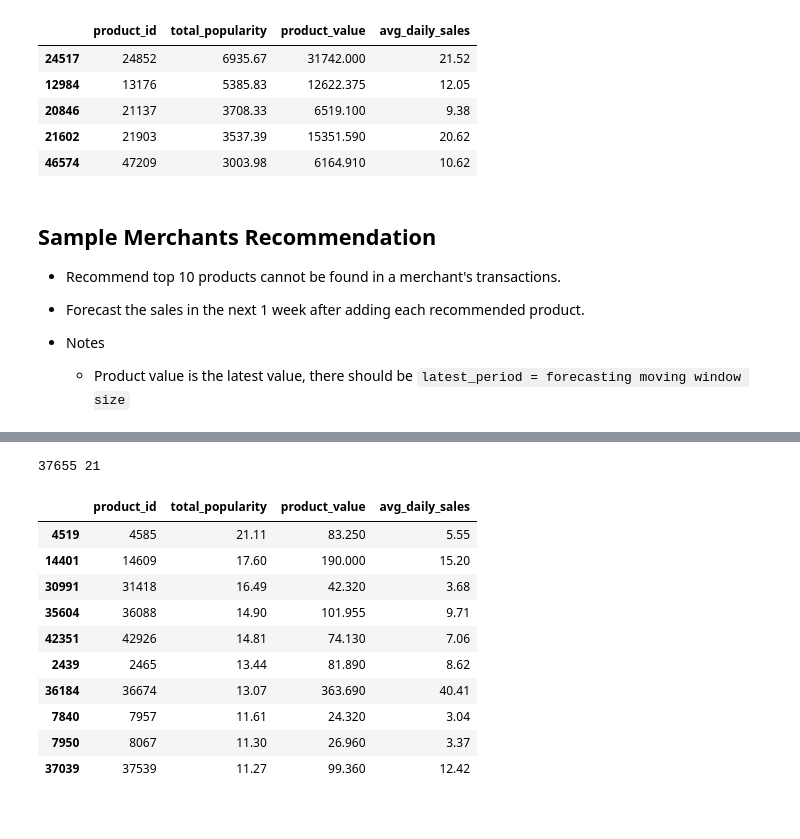
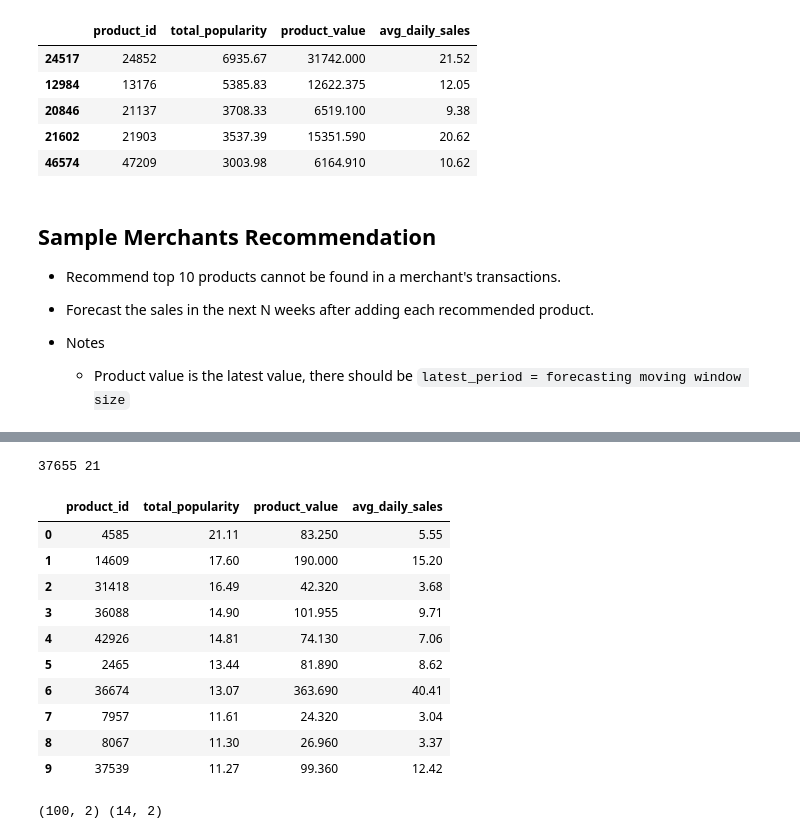
Before and after one commit to hanhanwu/Hanhan_Break_the_Limits, a Jupyter notebook: Bank_Fantasy/Golden_Bridge/recommendation_experiments/popularity_recommendation.ipynb, the cells around one changed output, grey strips where cells are left out. Drawn from its saved outputs; the diff is of its cells as text; code cells hidden in the pictures.

```diff
--- a/Bank_Fantasy/Golden_Bridge/recommendation_experiments/popularity_recommendation.ipynb
+++ b/Bank_Fantasy/Golden_Bridge/recommendation_experiments/popularity_recommendation.ipynb
@@ -193,7 +193,7 @@ product_values.to_pickle('product_values.pkl')
 ## Sample Merchants Recommendation
 
 * Recommend top 10 products cannot be found in a merchant's transactions.
-* Forecast the sales in the next 1 week after adding each recommended product.
+* Forecast the sales in the next N weeks after adding each recommended product.
 
 * Notes
   * Product value is the latest value, there should be `latest_period = forecasting moving window size`
@@ -213,20 +213,21 @@ sample_merchant_df1.head()
 # %%
 sample_products_set1 = sample_merchant_df1['product_id'].unique()
 print(len(sample_products_set1), len(sample_merchant_df1['department'].unique()))
 
 recommended_products = product_values.loc[~product_values['product_id'].isin(sample_products_set1)]\
-                                     .sort_values(by=['total_popularity', 'product_value'], ascending=[False, False]).head(n=10)
+                                     .sort_values(by=['total_popularity', 'product_value'],
+                                                  ascending=[False, False]).head(n=10).reset_index(drop=True)
 recommended_products
 # %% [output]
 37655 21
 |  | product_id | total_popularity | product_value | avg_daily_sales |
-| 4519 | 4585 | 21.11 | 83.250 | 5.55 |
-| 14401 | 14609 | 17.60 | 190.000 | 15.20 |
-| 30991 | 31418 | 16.49 | 42.320 | 3.68 |
-| 35604 | 36088 | 14.90 | 101.955 | 9.71 |
-| 42351 | 42926 | 14.81 | 74.130 | 7.06 |
-| 2439 | 2465 | 13.44 | 81.890 | 8.62 |
-| 36184 | 36674 | 13.07 | 363.690 | 40.41 |
-| 7840 | 7957 | 11.61 | 24.320 | 3.04 |
-| 7950 | 8067 | 11.30 | 26.960 | 3.37 |
-| 37039 | 37539 | 11.27 | 99.360 | 12.42 |
+| 0 | 4585 | 21.11 | 83.250 | 5.55 |
+| 1 | 14609 | 17.60 | 190.000 | 15.20 |
+| 2 | 31418 | 16.49 | 42.320 | 3.68 |
+| 3 | 36088 | 14.90 | 101.955 | 9.71 |
+| 4 | 42926 | 14.81 | 74.130 | 7.06 |
+| 5 | 2465 | 13.44 | 81.890 | 8.62 |
+| 6 | 36674 | 13.07 | 363.690 | 40.41 |
+| 7 | 7957 | 11.61 | 24.320 | 3.04 |
+| 8 | 8067 | 11.30 | 26.960 | 3.37 |
+| 9 | 37539 | 11.27 | 99.360 | 12.42 |
@@ -232,0 +249,6 @@ recommended_products
+# %%
+sample_train_df1 = pd.read_pickle('../sample_train_df1.pkl')
+sample_test_df1 = pd.read_pickle('../sample_test_df1.pkl')
+print(sample_train_df1.shape, sample_test_df1.shape)
+# %% [output]
+(100, 2) (14, 2)
```
Also changed, not shown: parts of 10 cells of this notebook.
